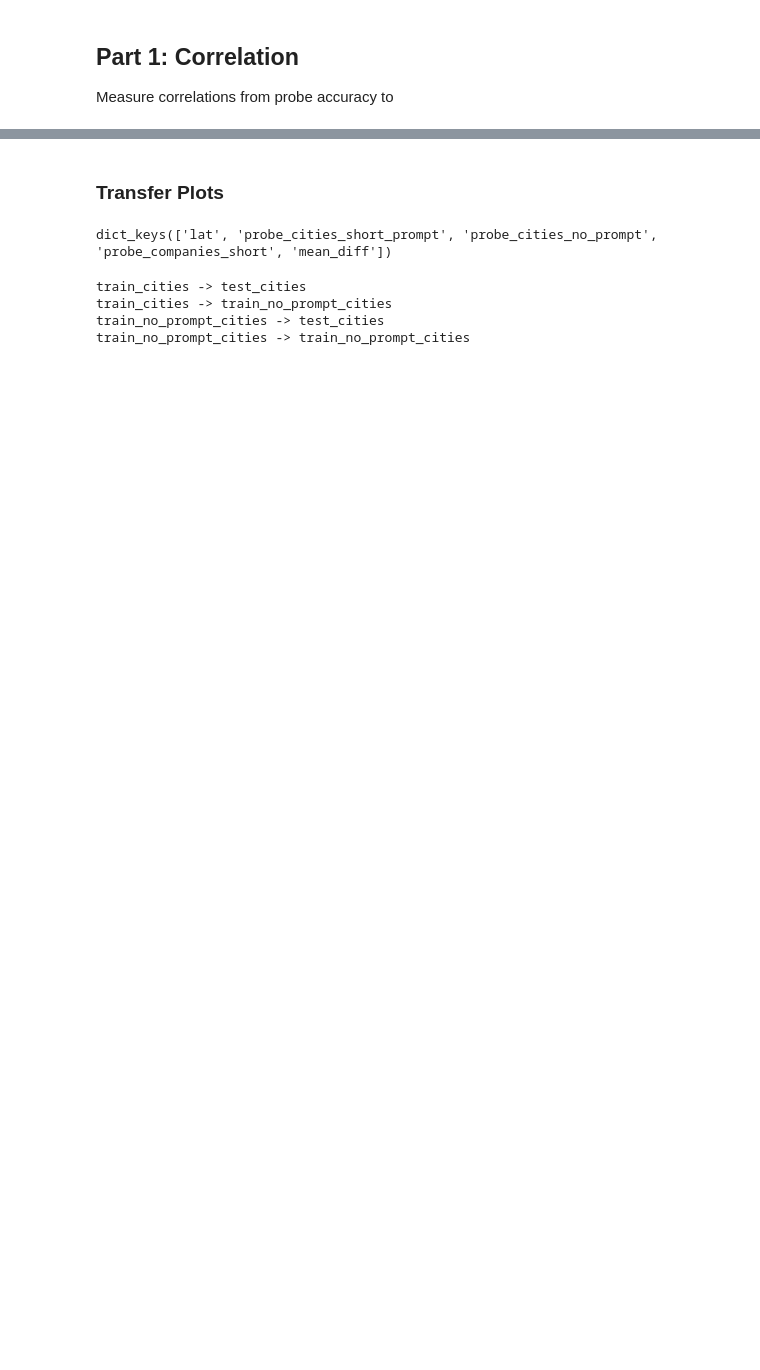
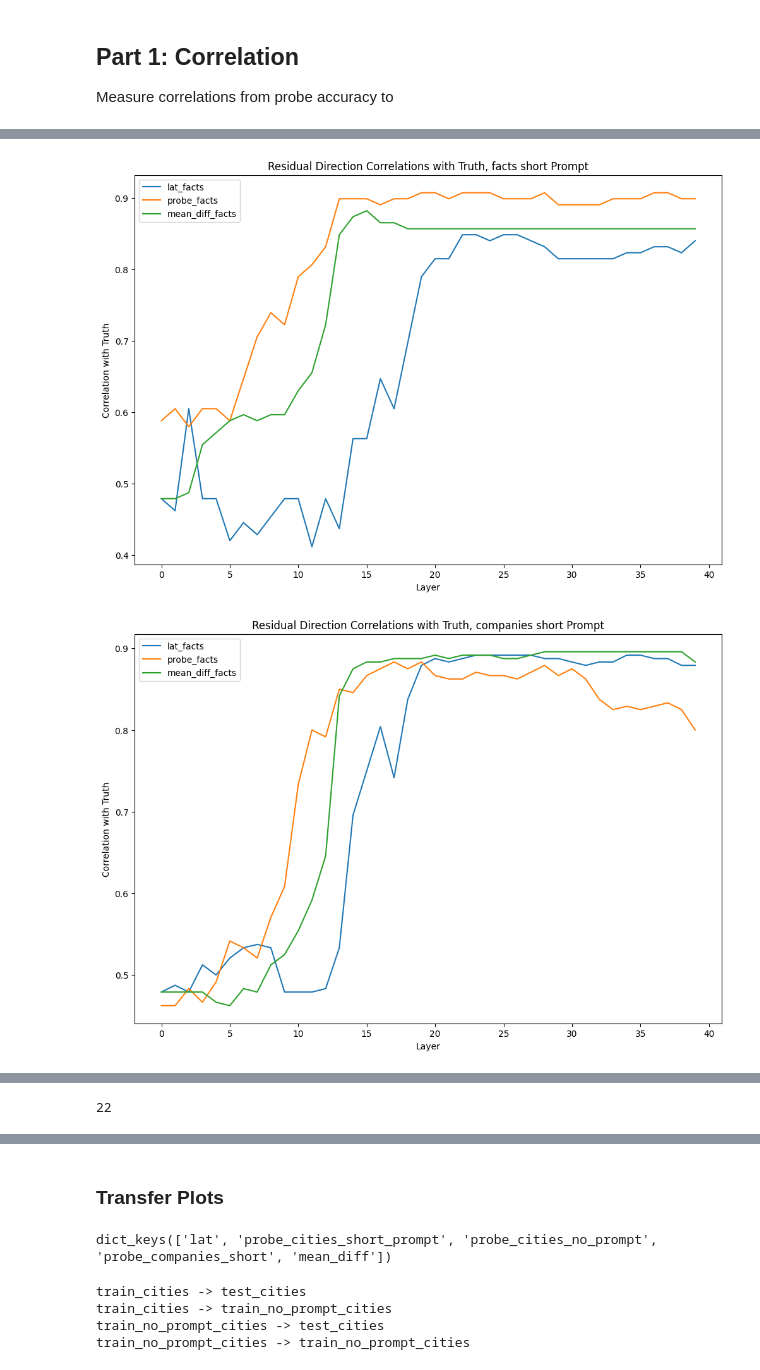
Before and after one commit to magikarp01/rep_control, a Jupyter notebook: rep_testing.ipynb, the cells around one changed output, grey strips where cells are left out. Cells and saved outputs as stored; diff of their text form; code cells hidden in the pictures; blank space fills up the shorter version.

Commit message:
Made correlations table

```diff
--- a/rep_testing.ipynb
+++ b/rep_testing.ipynb
@@ -192,9 +192,9 @@ def get_cache(split_name, prompt_type, train_ratio=0.8):
     return train_cache, test_cache, train_labels, test_labels, train_data_rows, test_data_rows
 # %%
 """
-cache_seq_pos = 0
-prompt_type = "honest"
-split_name = "facts"
+cache_seq_pos = -1
+prompt_type = "short"
+split_name = "elements"
 data_rows = [row for row in dataset["combined"] if row['dataset'] == split_name]
 labels = []
 texts = []
@@ -778,0 +702,54 @@ plt.show()
+# %%
+correlation_accs = {}
+for split_name in ["facts", "companies", "cities", "elements", "inventions", "capitals", "animals", "neg_facts", "neg_companies"]:
+    correlation_accs[split_name] = {}
+    prompt_type = "short"
+    train_cache, test_cache, train_labels, test_labels, train_data_rows, test_data_rows = get_cache(split_name, prompt_type, train_ratio=0.8)
+    correlation_dirs = {x: directions[x] for x in ["lat_facts", "probe_facts", "mean_diff_facts"]}
+
+    # tune_baseline = True
+    save_thresholds = True
+    use_saved_thresholds = False
+
+    if save_thresholds:
+        saved_thresholds = {}
+    else:
+        with open("truthfulness_dirs/saved_correlation_thresholds.pkl", "rb") as f:
+            saved_thresholds = pickle.load(f)
+
+    plt.figure(figsize=(12, 8))
+    for direction_name in correlation_dirs.keys():
+        accs = []
+
+        if save_thresholds:
+            saved_thresholds[direction_name] = {}
+        for layer in range(n_layers):
+
+            if use_saved_thresholds:
+                m, b = saved_thresholds[direction_name][layer]
+            else:
+                m, b = get_baseline(correlation_dirs[direction_name][layer], train_cache[layer], train_labels, constrained=True)
+
+                if save_thresholds:
+                    saved_thresholds[direction_name][layer] = (m, b)
+
+            # if clf.coef_.item() < 0:
+            #     print(f"Negative Coefficient at {layer=}, {direction_name=}")
+
+            pred_labels = get_pred_labels(correlation_dirs[direction_name][layer], test_cache[layer], baseline=(m, b))
+            accs.append(accuracy_score(pred_labels, test_labels))
+        plt.plot(range(n_layers), accs, label=direction_name)
+        correlation_accs[split_name][direction_name] = accs
+
+    if save_thresholds:
+        with open("truthfulness_dirs/saved_correlation_thresholds.pkl", "wb") as f:
+            pickle.dump(saved_thresholds, f)
+
+    plt.title(f"Residual Direction Correlations with Truth, {split_name} {prompt_type} Prompt")
+    plt.xlabel("Layer")
+    plt.ylabel("Correlation with Truth")
+    plt.legend()
+    plt.show()
+# %% [output]
+[figure, added]
+[figure, added]
@@ -778,0 +763,5 @@ plt.show()
+# %%
+best_layer = np.argmax(np.array(correlation_accs["facts"]["lat_facts"]) + np.array(correlation_accs["facts"]["probe_facts"]) + np.array(correlation_accs["facts"]["mean_diff_facts"]))
+best_layer
+# %% [output]
+22
```
Also changed, not shown: parts of 14 cells of this notebook, 1 other file.
